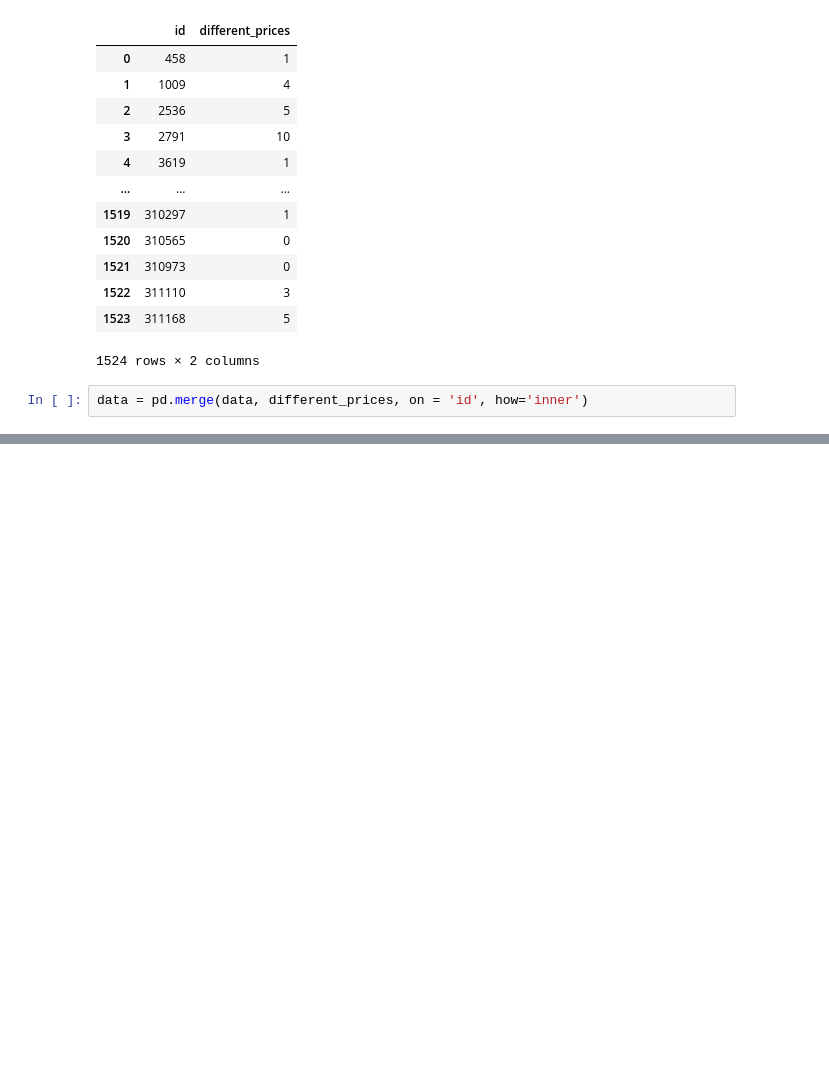
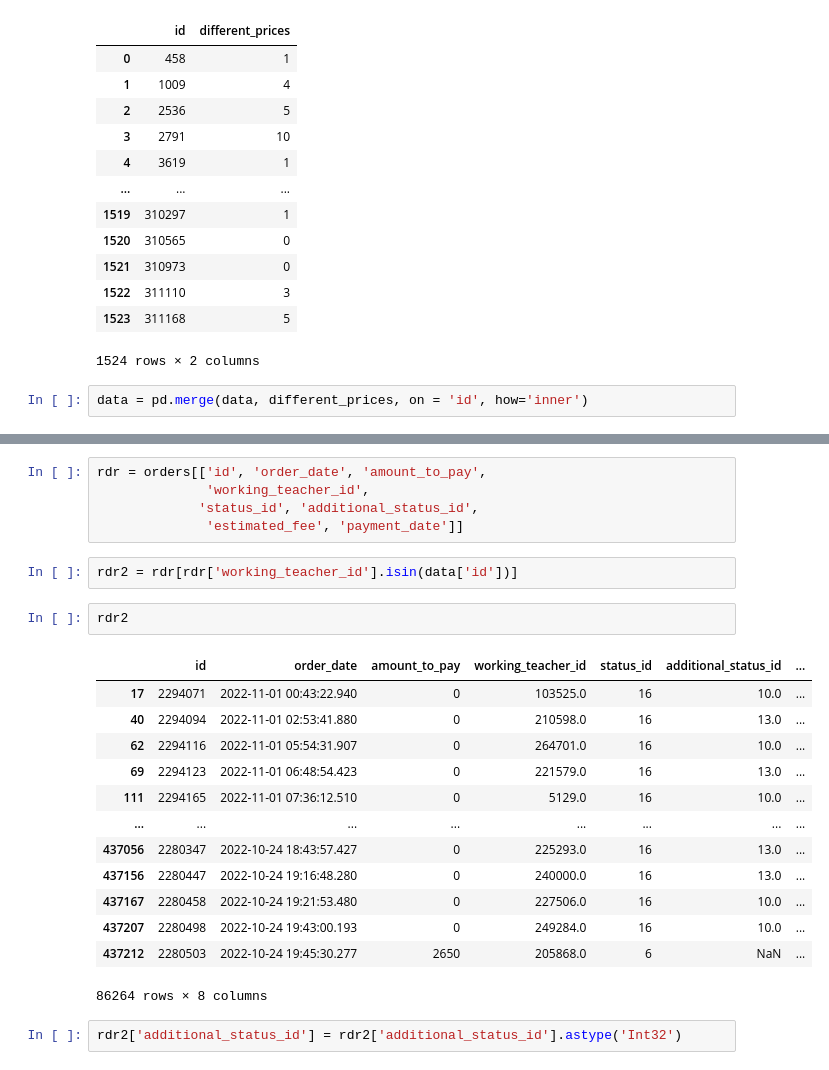
Before and after one commit to AndreiChernovJr/Repetitor-efficiency-and-antifraud, a Jupyter notebook: research_workbook.ipynb, the cells around one changed output, grey strips where cells are left out. Cells and saved outputs as stored; diff of their text form; blank space fills up the shorter version.

```diff
--- a/research_workbook.ipynb
+++ b/research_workbook.ipynb
@@ -1255,0 +1326,25 @@ data = pd.merge(data, different_prices, on = 'id', how='inner')
+# %%
+rdr = orders[['id', 'order_date', 'amount_to_pay',
+              'working_teacher_id',
+             'status_id', 'additional_status_id',
+              'estimated_fee', 'payment_date']]
+# %%
+rdr2 = rdr[rdr['working_teacher_id'].isin(data['id'])]
+# %%
+rdr2
+# %% [output]
+|  | id | order_date | amount_to_pay | working_teacher_id | status_id | additional_status_id | ... |
+| 17 | 2294071 | 2022-11-01 00:43:22.940 | 0 | 103525.0 | 16 | 10.0 | ... |
+| 40 | 2294094 | 2022-11-01 02:53:41.880 | 0 | 210598.0 | 16 | 13.0 | ... |
+| 62 | 2294116 | 2022-11-01 05:54:31.907 | 0 | 264701.0 | 16 | 10.0 | ... |
+| 69 | 2294123 | 2022-11-01 06:48:54.423 | 0 | 221579.0 | 16 | 13.0 | ... |
+| 111 | 2294165 | 2022-11-01 07:36:12.510 | 0 | 5129.0 | 16 | 10.0 | ... |
+| ... | ... | ... | ... | ... | ... | ... | ... |
+| 437056 | 2280347 | 2022-10-24 18:43:57.427 | 0 | 225293.0 | 16 | 13.0 | ... |
+| 437156 | 2280447 | 2022-10-24 19:16:48.280 | 0 | 240000.0 | 16 | 13.0 | ... |
+| 437167 | 2280458 | 2022-10-24 19:21:53.480 | 0 | 227506.0 | 16 | 10.0 | ... |
+| 437207 | 2280498 | 2022-10-24 19:43:00.193 | 0 | 249284.0 | 16 | 10.0 | ... |
+| 437212 | 2280503 | 2022-10-24 19:45:30.277 | 2650 | 205868.0 | 6 | NaN | ... |
+86264 rows × 8 columns
+# %%
+rdr2['additional_status_id'] = rdr2['additional_status_id'].astype('Int32')
```
Also changed, not shown: parts of 96 cells of this notebook.
